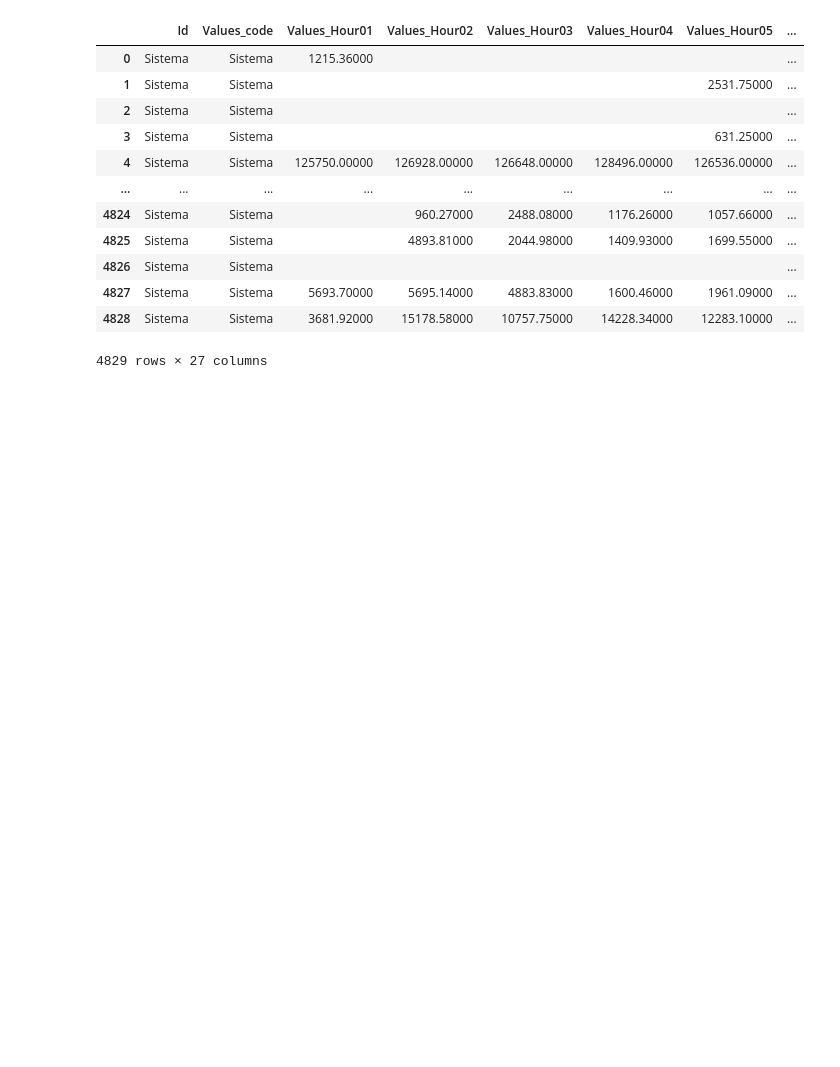
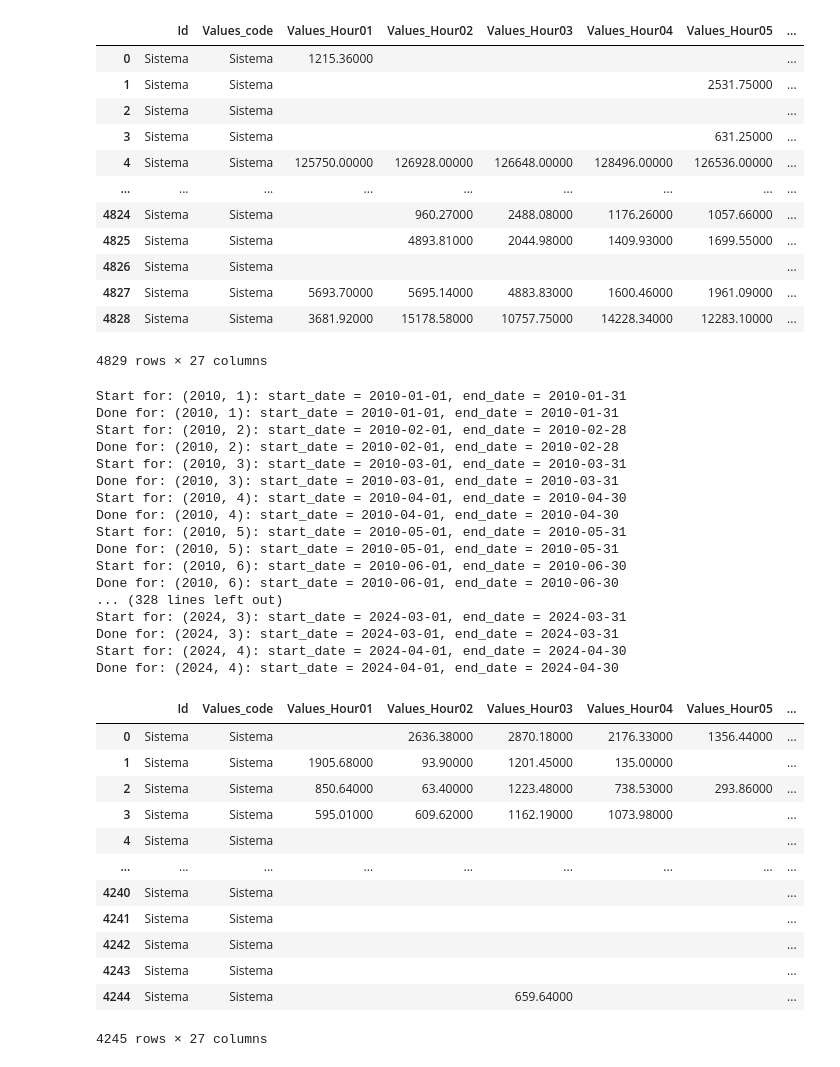
Before and after one commit to sistema-electrico-colombia/extraccion-datos-API, a Jupyter notebook: extraccion_datos_api_xm.ipynb, the cells around one changed output. Drawn from its saved outputs; the diff is of its cells as text; code cells hidden in the pictures; blank space fills up the shorter version.

Commit message:
[ADD] Agregadas Importaciones

```diff
--- a/extraccion_datos_api_xm.ipynb
+++ b/extraccion_datos_api_xm.ipynb
@@ -970,3 +970,40 @@ Done for: (2024, 4): start_date = 2024-04-01, end_date = 2024-04-30
 4829 rows × 27 columns
 # %%
 df_exportaciones.to_json('./data/exportaciones.json', orient='records', lines=True)
+# %%
+date_dict = generate_date_dict(2010, 2024, 4)
+metric = 'ImpoEner'
+num_metric = 0
+df_importaciones = extract_metric(date_dict,metric,num_metric)
+df_importaciones
+# %% [output]
+Start for: (2010, 1): start_date = 2010-01-01, end_date = 2010-01-31
+Done for: (2010, 1): start_date = 2010-01-01, end_date = 2010-01-31
+Start for: (2010, 2): start_date = 2010-02-01, end_date = 2010-02-28
+Done for: (2010, 2): start_date = 2010-02-01, end_date = 2010-02-28
+Start for: (2010, 3): start_date = 2010-03-01, end_date = 2010-03-31
+Done for: (2010, 3): start_date = 2010-03-01, end_date = 2010-03-31
+Start for: (2010, 4): start_date = 2010-04-01, end_date = 2010-04-30
+Done for: (2010, 4): start_date = 2010-04-01, end_date = 2010-04-30
+Start for: (2010, 5): start_date = 2010-05-01, end_date = 2010-05-31
+Done for: (2010, 5): start_date = 2010-05-01, end_date = 2010-05-31
+Start for: (2010, 6): start_date = 2010-06-01, end_date = 2010-06-30
+Done for: (2010, 6): start_date = 2010-06-01, end_date = 2010-06-30
+... (328 lines left out)
+Start for: (2024, 3): start_date = 2024-03-01, end_date = 2024-03-31
+Done for: (2024, 3): start_date = 2024-03-01, end_date = 2024-03-31
+Start for: (2024, 4): start_date = 2024-04-01, end_date = 2024-04-30
+Done for: (2024, 4): start_date = 2024-04-01, end_date = 2024-04-30
+|  | Id | Values_code | Values_Hour01 | Values_Hour02 | Values_Hour03 | Values_Hour04 | Values_Hour05 | ... |
+| 0 | Sistema | Sistema |  | 2636.38000 | 2870.18000 | 2176.33000 | 1356.44000 | ... |
+| 1 | Sistema | Sistema | 1905.68000 | 93.90000 | 1201.45000 | 135.00000 |  | ... |
+| 2 | Sistema | Sistema | 850.64000 | 63.40000 | 1223.48000 | 738.53000 | 293.86000 | ... |
+| 3 | Sistema | Sistema | 595.01000 | 609.62000 | 1162.19000 | 1073.98000 |  | ... |
+| 4 | Sistema | Sistema |  |  |  |  |  | ... |
+| ... | ... | ... | ... | ... | ... | ... | ... | ... |
+| 4240 | Sistema | Sistema |  |  |  |  |  | ... |
+| 4241 | Sistema | Sistema |  |  |  |  |  | ... |
+| 4242 | Sistema | Sistema |  |  |  |  |  | ... |
+| 4243 | Sistema | Sistema |  |  |  |  |  | ... |
+| 4244 | Sistema | Sistema |  |  | 659.64000 |  |  | ... |
+4245 rows × 27 columns
```
Also changed, not shown: parts of 1 cell of this notebook.
